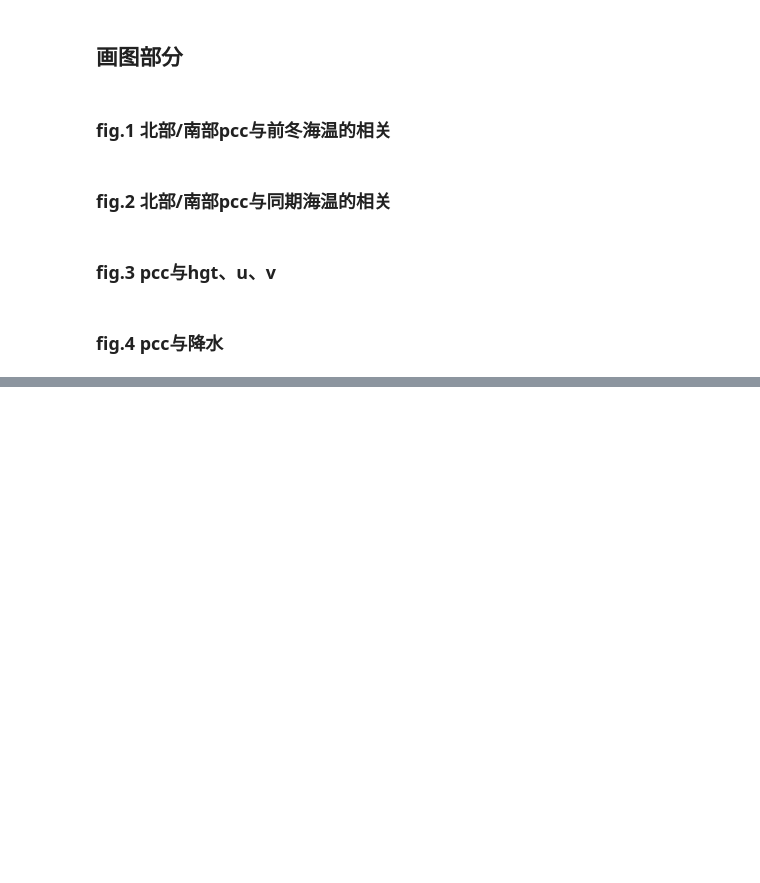
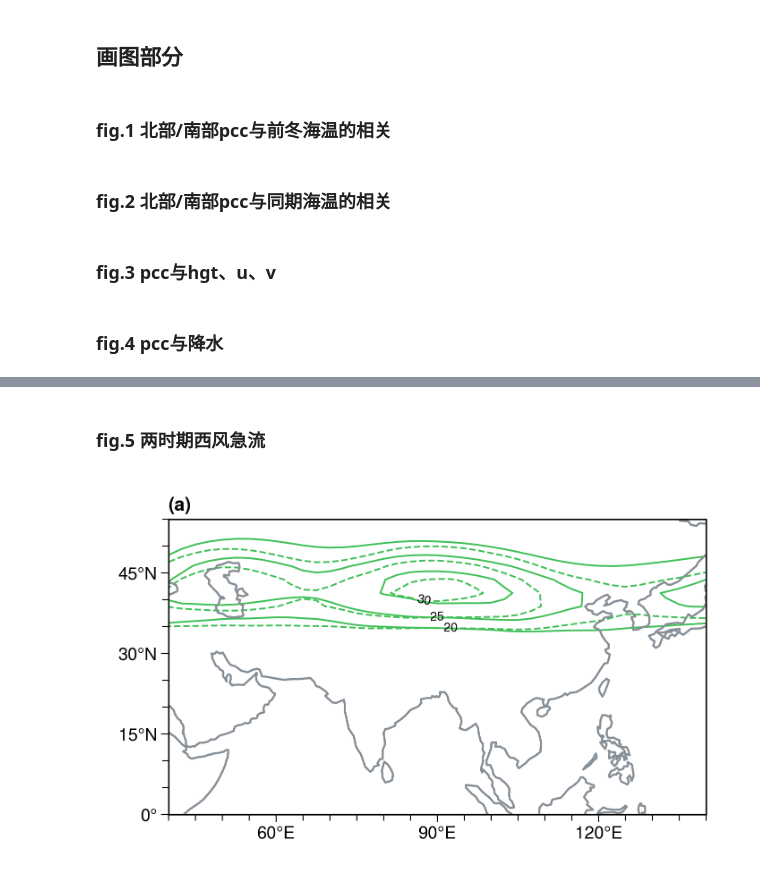
Before and after one commit to Hongjing0506/EAM-SAM0302code, a Jupyter notebook: CMIIP_divide_SASMR_group.ipynb, the cells around one changed output, grey strips where cells are left out. Cells and saved outputs as stored; diff of their text form; code cells hidden in the pictures; blank space fills up the shorter version.

```diff
--- a/CMIIP_divide_SASMR_group.ipynb
+++ b/CMIIP_divide_SASMR_group.ipynb
@@ -423,3 +473,6 @@ IndR_his_wind_southern_pcc_mask = ca.wind_check(
+# %%
+uhis_ver_JJA_ngens = uhis_ver_JJA.sel(models=north_gmodels).mean(dim=["models", "time"],skipna=True)
+ussp585_p3_ver_JJA_ngens = ussp585_p3_ver_JJA.sel(models=north_gmodels).mean(dim=["models", "time"],skipna=True)
 # %% [markdown]
 ## 画图部分
 # %% [markdown]
@@ -766,0 +818,57 @@ pplt.rc.reset()
+# %% [markdown]
+### fig.5 两时期西风急流
+# %%
+pplt.rc.reset()
+pplt.rc.grid = False
+startlevel=[-40, -20, -10]
+spacinglevel=[4, 2, 1]
+scalelevel=[0.40, 0.20, 0.17]
+
+cl = 0  # 设置地图投影的中心纬度
+proj = pplt.PlateCarree(central_longitude=cl)
+
+fig_u_climatology_his_ssp585_p3 = pplt.figure(span=False, share=False, refwidth=6.0, wspace=6.0, hspace=5.5, outerpad=2.0)
+nrows = 1
+ncols = 1
+plot_array = np.reshape(range(1, nrows*ncols+1), (nrows, ncols))
+# plot_array[-1,-1] = 0
+axs = fig_u_climatology_his_ssp585_p3.subplots(plot_array, proj=proj)
+
+#   set the geo_ticks and map projection to the plots
+# xticks = np.array([30, 60, 90, 120, 150, 180])  # 设置纬度刻度
+xticks = np.array([60, 90, 120])  # 设置纬度刻度
+yticks = np.arange(0, 46, 15)  # 设置经度刻度
+# 设置绘图的经纬度范围extents，其中前两个参数为经度的最小值和最大值，后两个数为纬度的最小值和最大值
+# 当想要显示的经纬度范围不是正好等于刻度显示范围时，对extents进行相应的修改即可
+extents = [40.0, 140.0, yticks[0], 55.0]
+sepl.geo_ticks(axs, xticks, yticks, cl, extents, majorticklabelsize=14, lonminorspace=5, coastlinewidth=1.7, majorticklabelpad=3.0, majorticklen=6.0, minorticklen=5.0)
+# ===================================================
+ski = 2
+n = 1
+w, h = 0.12, 0.14
+# ======================================
+# for ax in axs:
+#     rect = Rectangle((1 - w, 0), w, h, transform=ax.transAxes, fc="white", ec="k", lw=1.3, zorder=1.1)
+#     ax.add_patch(rect)
+# for num_lev,lev in enumerate([200.0, 500.0, 850.0]):
+CS = axs[0].contour(
+  uhis_ver_JJA_ngens.sel(level=200.0),
+  color="green6",
+  levels=np.array([20.0, 25.0, 30.0]),
+  zorder=0.8,
+  lw=1.4
+)
+CS = axs[0].contour(
+  ussp585_p3_ver_JJA_ngens.sel(level=200.0),
+  color="green6",
+  levels=np.array([20.0, 25.0, 30.0]),
+  zorder=0.8,
+  lw=1.4,
+  linestyle="--"
+)
+sepl.contour_label(axs[0], CS, inline_spacing=3, fontsize=10, colors="k")
+axs.format(linewidth=1.2, titlepad=7.0)
+fig_u_climatology_his_ssp585_p3.format(abc="(a)", abcloc="l", rc_kw={"grid": False, "reso":"lo", "figure.facecolor":"white", "font.large":15})
+pplt.rc.reset()
+# %% [output]
+[figure, added]
```
Also changed, not shown: parts of 3 cells of this notebook.
